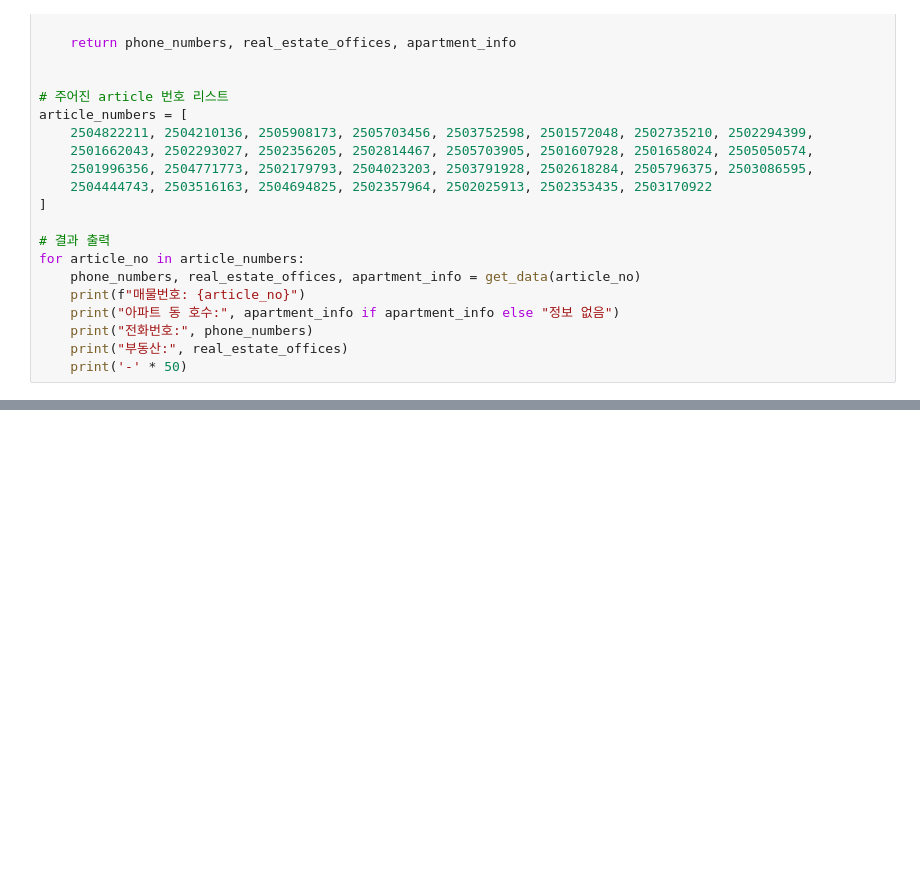
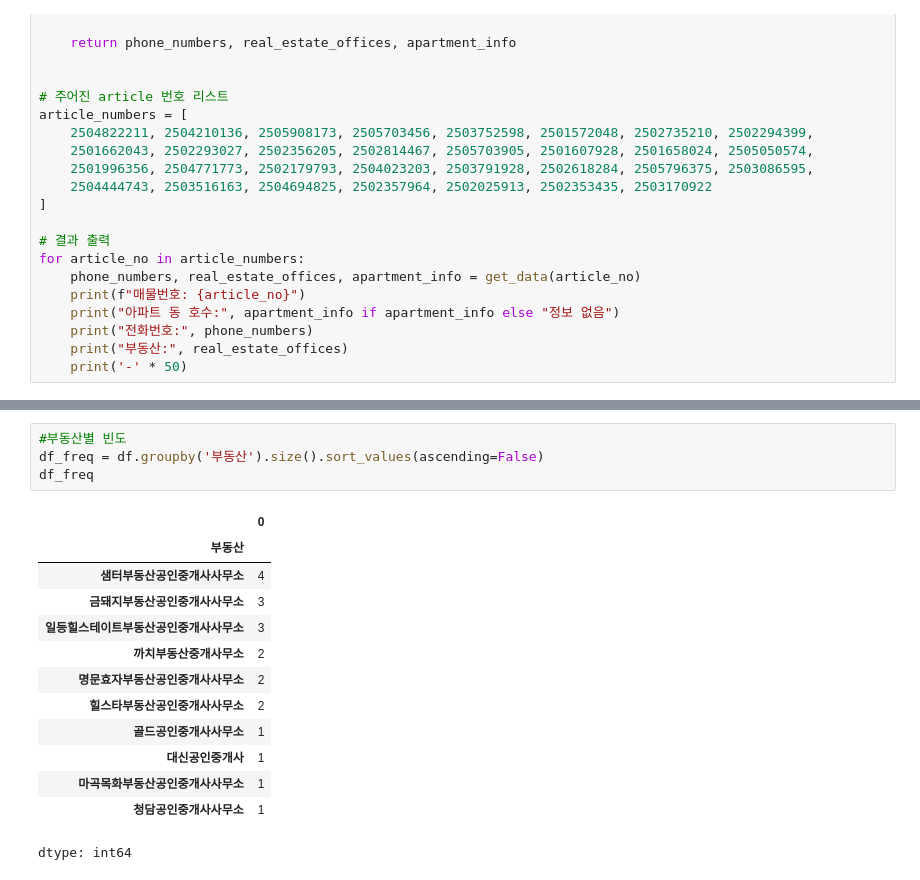
Before and after one commit to ecloguehwang/HSS, a Jupyter notebook: 우장산힐스테이트아파트_전처리.ipynb, the cells around one changed output, grey strips where cells are left out. Cells and saved outputs as stored; diff of their text form; blank space fills up the shorter version.

```diff
--- a/우장산힐스테이트아파트_전처리.ipynb
+++ b/우장산힐스테이트아파트_전처리.ipynb
@@ -876,0 +439,18 @@ df.head()
+# %%
+#부동산별 빈도
+df_freq = df.groupby('부동산').size().sort_values(ascending=False)
+df_freq
+# %% [output]
+|  | 0 |
+| 부동산 |  |
+| 샘터부동산공인중개사사무소 | 4 |
+| 금돼지부동산공인중개사사무소 | 3 |
+| 일등힐스테이트부동산공인중개사사무소 | 3 |
+| 까치부동산중개사무소 | 2 |
+| 명문효자부동산공인중개사사무소 | 2 |
+| 힐스타부동산공인중개사사무소 | 2 |
+| 골드공인중개사사무소 | 1 |
+| 대신공인중개사 | 1 |
+| 마곡목화부동산공인중개사사무소 | 1 |
+| 청담공인중개사사무소 | 1 |
+dtype: int64
```
Also changed, not shown: parts of 20 cells of this notebook.
